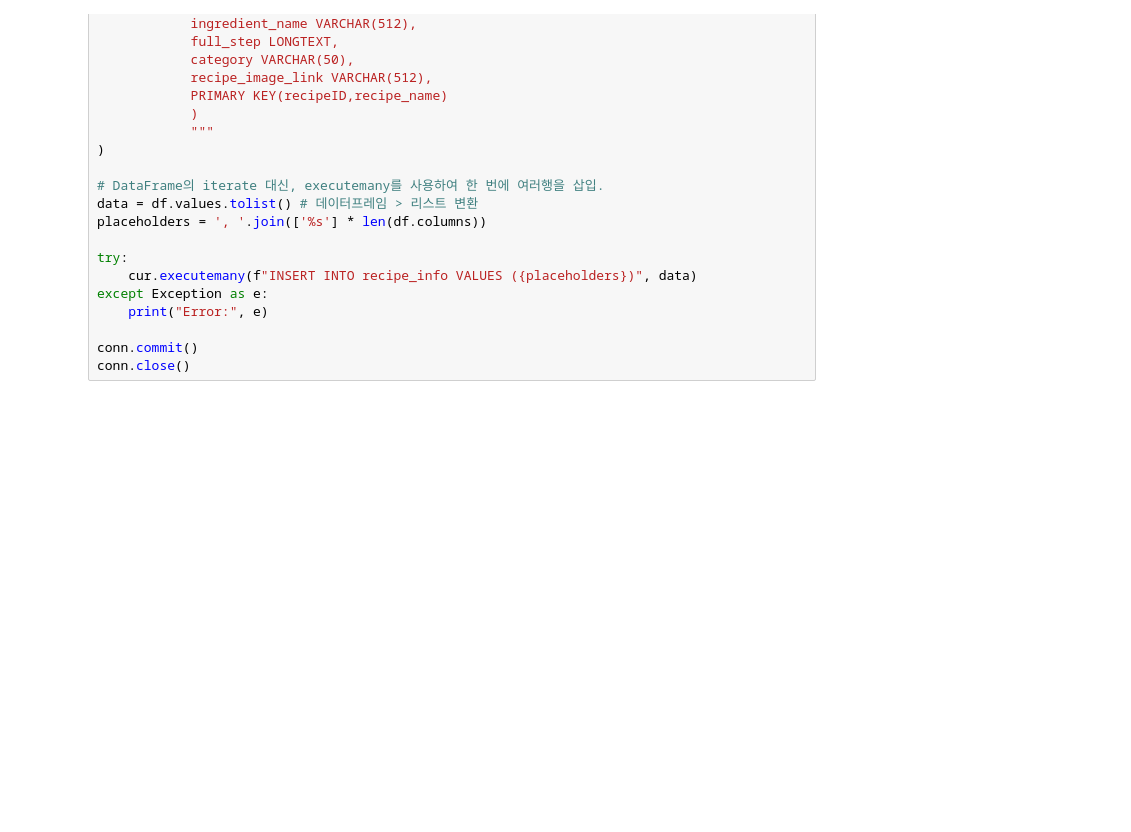
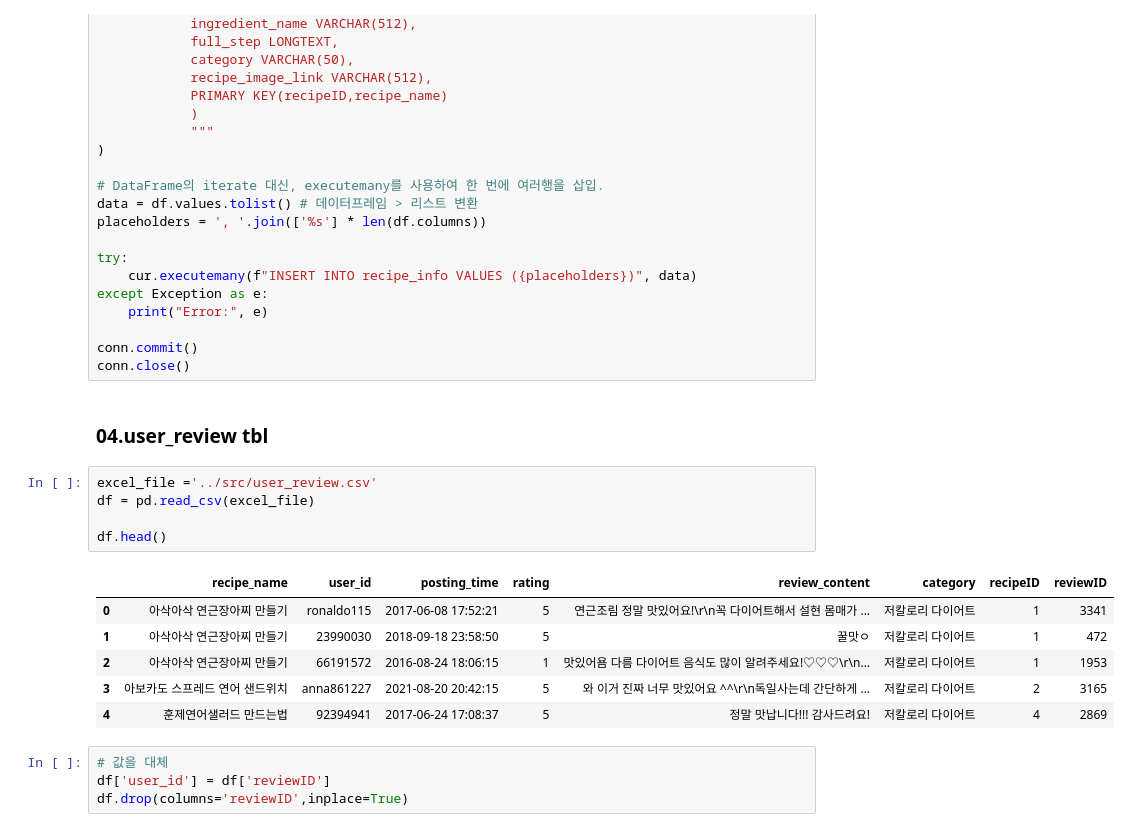
Before and after one commit to jonggu12/yorehalre_project, a Jupyter notebook: 03.DB저장/code/01. DB저장.ipynb, the cells around one changed output. Drawn from its saved outputs; the diff is of its cells as text; blank space fills up the shorter version.

```diff
--- a/03.DB저장/code/01. DB저장.ipynb
+++ b/03.DB저장/code/01. DB저장.ipynb
@@ -383,3 +384,21 @@ except Exception as e:
 
 conn.commit()
 conn.close()
+# %% [markdown]
+### 04.user_review tbl
+# %%
+excel_file ='../src/user_review.csv'
+df = pd.read_csv(excel_file)
+
+df.head()
+# %% [output]
+|  | recipe_name | user_id | posting_time | rating | review_content | category | recipeID | reviewID |
+| 0 | 아삭아삭 연근장아찌 만들기 | ronaldo115 | 2017-06-08 17:52:21 | 5 | 연근조림 정말 맛있어요!\r\n꼭 다이어트해서 설현 몸매가 ... | 저칼로리 다이어트 | 1 | 3341 |
+| 1 | 아삭아삭 연근장아찌 만들기 | 23990030 | 2018-09-18 23:58:50 | 5 | 꿀맛ㅇ | 저칼로리 다이어트 | 1 | 472 |
+| 2 | 아삭아삭 연근장아찌 만들기 | 66191572 | 2016-08-24 18:06:15 | 1 | 맛있어욤 다름 다이어트 음식도 많이 알려주세요!♡♡♡\r\n... | 저칼로리 다이어트 | 1 | 1953 |
+| 3 | 아보카도 스프레드 연어 샌드위치 | anna861227 | 2021-08-20 20:42:15 | 5 | 와 이거 진짜 너무 맛있어요 ^^\r\n독일사는데 간단하게 ... | 저칼로리 다이어트 | 2 | 3165 |
+| 4 | 훈제연어샐러드 만드는법 | 92394941 | 2017-06-24 17:08:37 | 5 | 정말 맛납니다!!! 감사드려요! | 저칼로리 다이어트 | 4 | 2869 |
+# %%
+# 값을 대체
+df['user_id'] = df['reviewID']
+df.drop(columns='reviewID',inplace=True)
```
Also changed, not shown: parts of 6 cells of this notebook, 1 other file.
